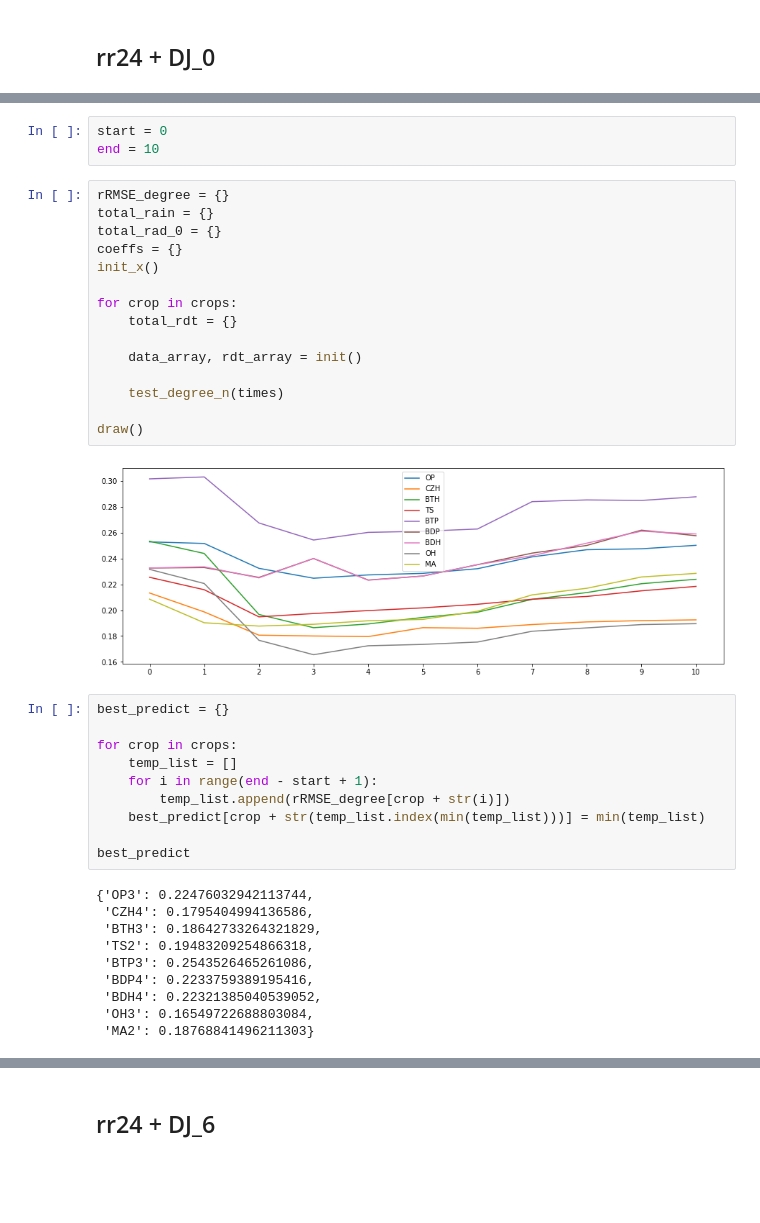
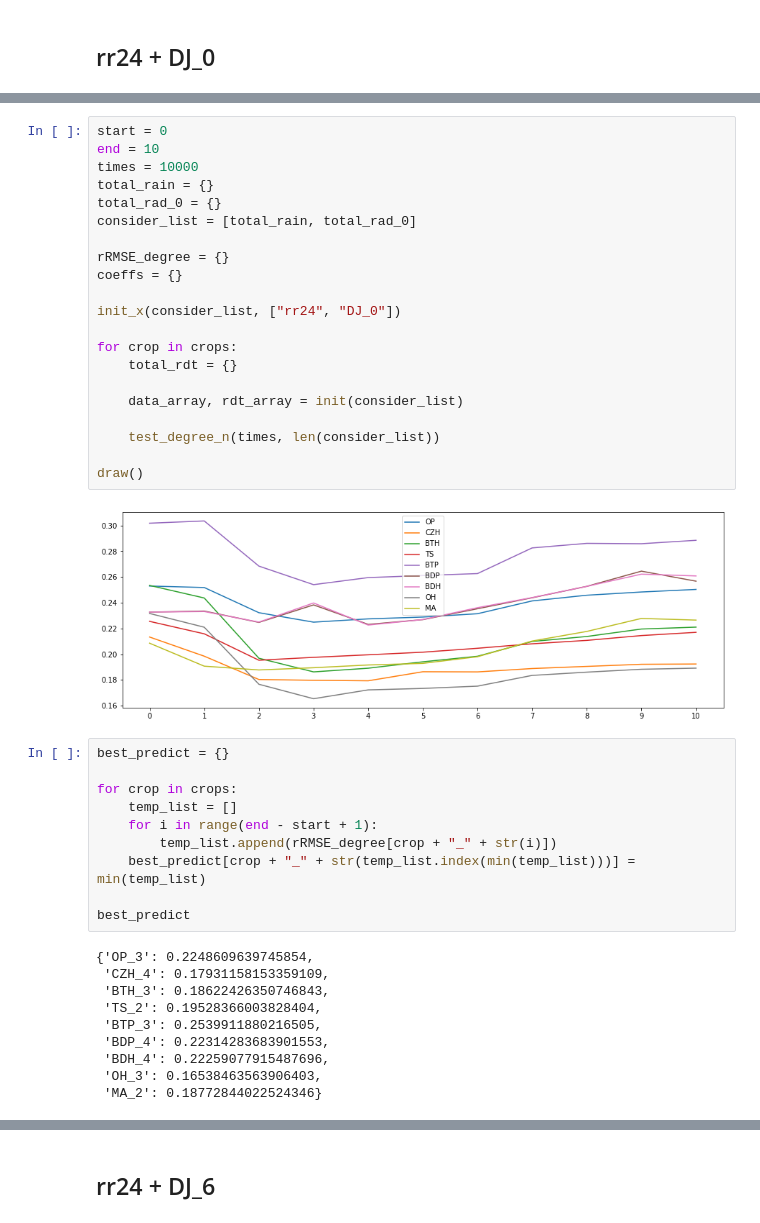
Before and after one commit to hyperplanning/HCYPPD, a Jupyter notebook: notebooks/Double_Elements_Linear_Regression.ipynb, the cells around one changed output, grey strips where cells are left out. Cells and saved outputs as stored; diff of their text form; blank space fills up the shorter version.

```diff
--- a/notebooks/Double_Elements_Linear_Regression.ipynb
+++ b/notebooks/Double_Elements_Linear_Regression.ipynb
@@ -141,43 +140,46 @@ def init_list():
-# %%
-start = 0
-end = 10
 # %%
-rRMSE_degree = {}
+start = 0
+end = 10
+times = 10000
 total_rain = {}
 total_rad_0 = {}
+consider_list = [total_rain, total_rad_0]
+
+rRMSE_degree = {}
 coeffs = {}
-init_x()
+
+init_x(consider_list, ["rr24", "DJ_0"])
 
 for crop in crops:
     total_rdt = {}
 
-    data_array, rdt_array = init()
+    data_array, rdt_array = init(consider_list)
 
-    test_degree_n(times)
+    test_degree_n(times, len(consider_list))
 
 draw()
 # %% [output]
-[figure, old version]
+[figure, new version]
 # %%
 best_predict = {}
 
 for crop in crops:
     temp_list = []
     for i in range(end - start + 1):
-        temp_list.append(rRMSE_degree[crop + str(i)])
-    best_predict[crop + str(temp_list.index(min(temp_list)))] = min(temp_list)
+        temp_list.append(rRMSE_degree[crop + "_" + str(i)])
+    best_predict[crop + "_" + str(temp_list.index(min(temp_list)))] = min(temp_list)
 
 best_predict
 # %% [output]
-{'OP3': 0.22476032942113744,
- 'CZH4': 0.1795404994136586,
- 'BTH3': 0.18642733264321829,
- 'TS2': 0.19483209254866318,
- 'BTP3': 0.2543526465261086,
- 'BDP4': 0.2233759389195416,
- 'BDH4': 0.22321385040539052,
- 'OH3': 0.16549722688803084,
- 'MA2': 0.18768841496211303}
+{'OP_3': 0.2248609639745854,
+ 'CZH_4': 0.17931158153359109,
+ 'BTH_3': 0.18622426350746843,
+ 'TS_2': 0.19528366003828404,
+ 'BTP_3': 0.2539911880216505,
+ 'BDP_4': 0.22314283683901553,
+ 'BDH_4': 0.22259077915487696,
+ 'OH_3': 0.16538463563906403,
+ 'MA_2': 0.18772844022524346}
 # %%
 best_coeffs = {}
 
```
Also changed, not shown: parts of 9 cells of this notebook, 3 other files.
